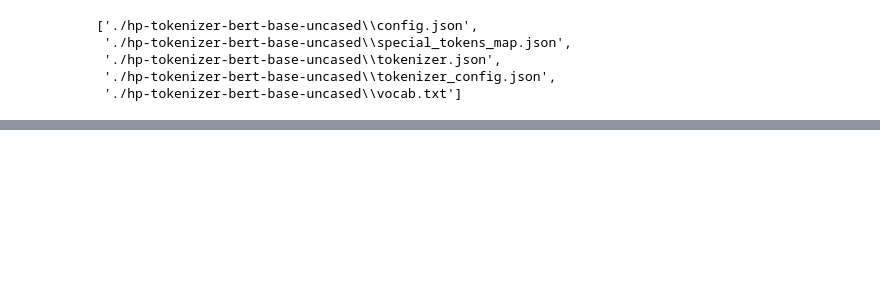
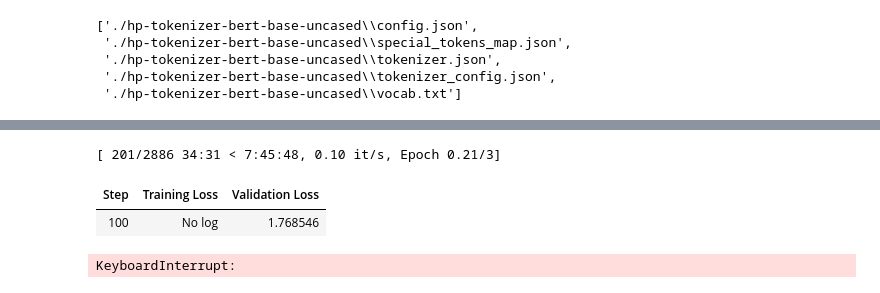
Before and after one commit to dharshanabalajii/entity_recognition, a Jupyter notebook: dapt.ipynb, the cells around one changed output, grey strips where cells are left out. Cells and saved outputs as stored; diff of their text form; code cells hidden in the pictures; blank space fills up the shorter version.

```diff
--- a/dapt.ipynb
+++ b/dapt.ipynb
@@ -139,7 +151,7 @@ training_args = TrainingArguments(
     num_train_epochs = CFG.EPOCHS,
     per_device_train_batch_size = CFG.BATCH_SIZE,
     per_device_eval_batch_size = CFG.BATCH_SIZE,
-    evaluation_strategy = 'steps',
+    eval_strategy = 'steps',
     save_total_limit = 1,
     eval_steps = 10 if CFG.DEBUG else 100,
     metric_for_best_model = 'eval_loss',
@@ -160,0 +178,8 @@ ImportError: Using the `Trainer` with `PyTorch` requires `accelerate>=0.20.1`: P
+# %%
+train_results = trainer.train()
+trainer.save_model(f'{CFG.MODEL_SAVE_PATH}{CFG.MODEL_NAME}-best') # path to save checkpoint files after training is done
+# %% [output]
+[ 201/2886 34:31 < 7:45:48, 0.10 it/s, Epoch 0.21/3]
+| Step | Training Loss | Validation Loss |
+| 100 | No log | 1.768546 |
+KeyboardInterrupt:
```
Also changed, not shown: parts of 7 cells of this notebook, 5 other files.
